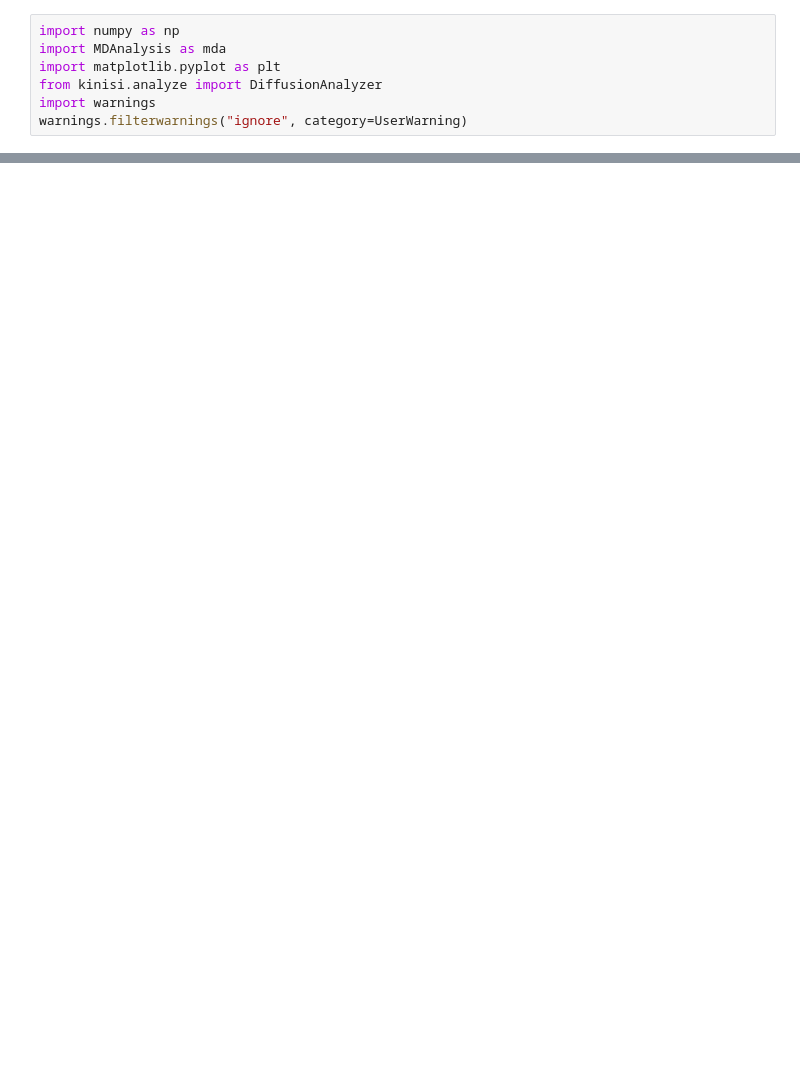
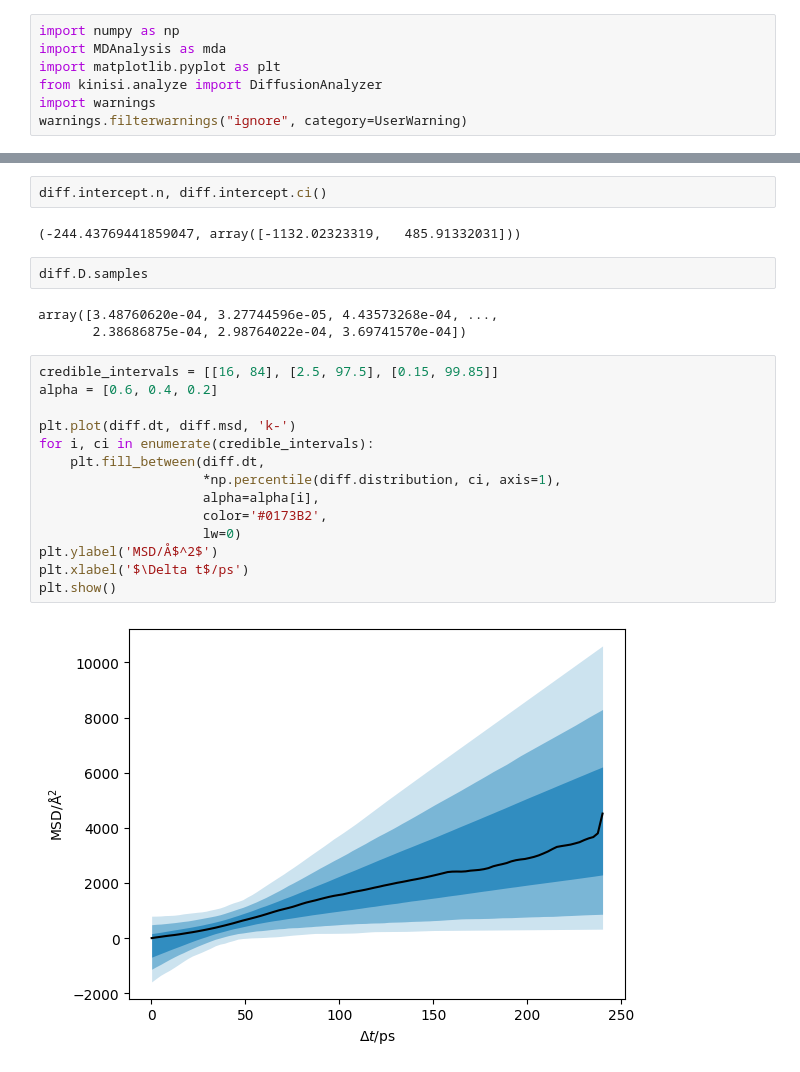
Before and after one commit to bjmorgan/kinisi, a Jupyter notebook: docs/source/mda_COG.ipynb, the cells around one changed output, grey strips where cells are left out. Cells and saved outputs as stored; diff of their text form; blank space fills up the shorter version.

```diff
--- a/docs/source/mda_COG.ipynb
+++ b/docs/source/mda_COG.ipynb
@@ -27,0 +51,25 @@ p_parms = {'specie':None,
+# %%
+diff.intercept.n, diff.intercept.ci()
+# %% [output]
+(-244.43769441859047, array([-1132.02323319,   485.91332031]))
+# %%
+diff.D.samples
+# %% [output]
+array([3.48760620e-04, 3.27744596e-05, 4.43573268e-04, ...,
+       2.38686875e-04, 2.98764022e-04, 3.69741570e-04])
+# %%
+credible_intervals = [[16, 84], [2.5, 97.5], [0.15, 99.85]]
+alpha = [0.6, 0.4, 0.2]
+
+plt.plot(diff.dt, diff.msd, 'k-')
+for i, ci in enumerate(credible_intervals):
+    plt.fill_between(diff.dt,
+                     *np.percentile(diff.distribution, ci, axis=1),
+                     alpha=alpha[i],
+                     color='#0173B2',
+                     lw=0)
+plt.ylabel('MSD/Å$^2$')
+plt.xlabel('$\Delta t$/ps')
+plt.show()
+# %% [output]
+[figure, added]
```
Also changed, not shown: parts of 10 cells of this notebook, 1 other file.
